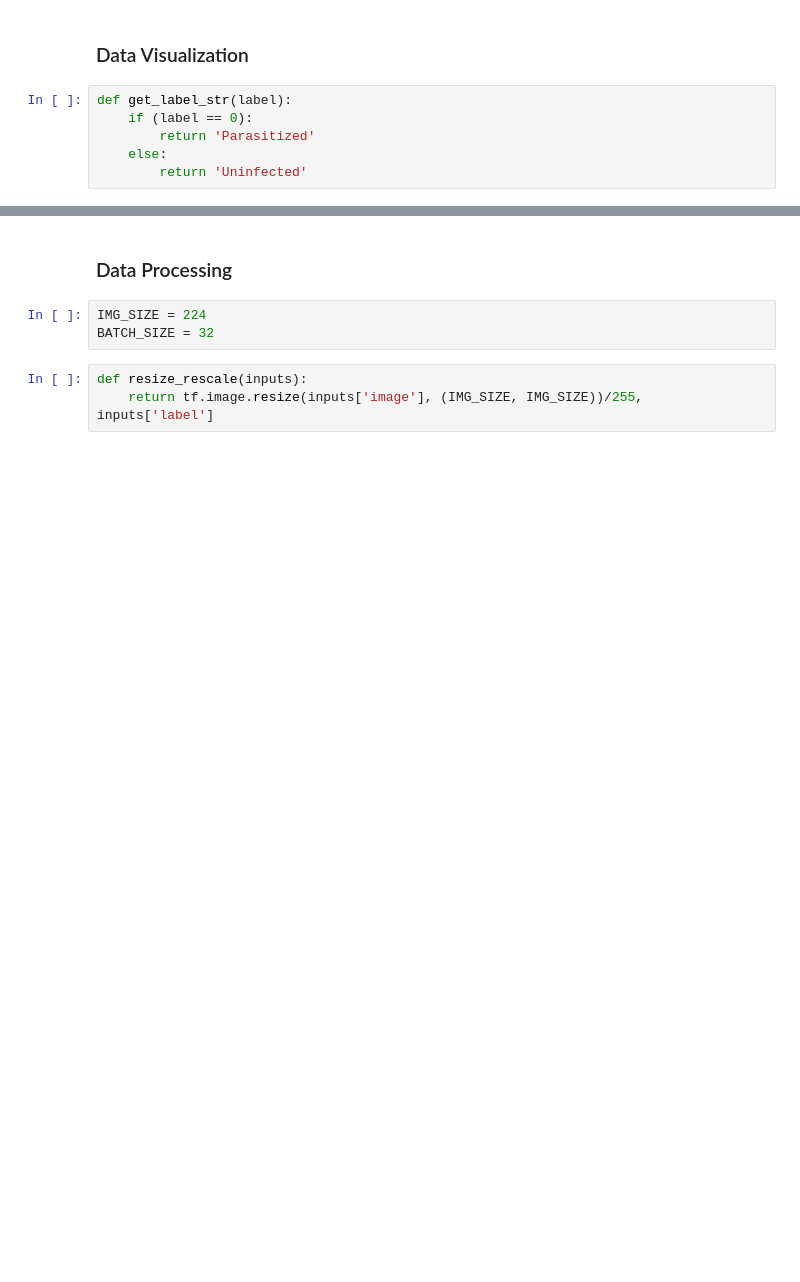
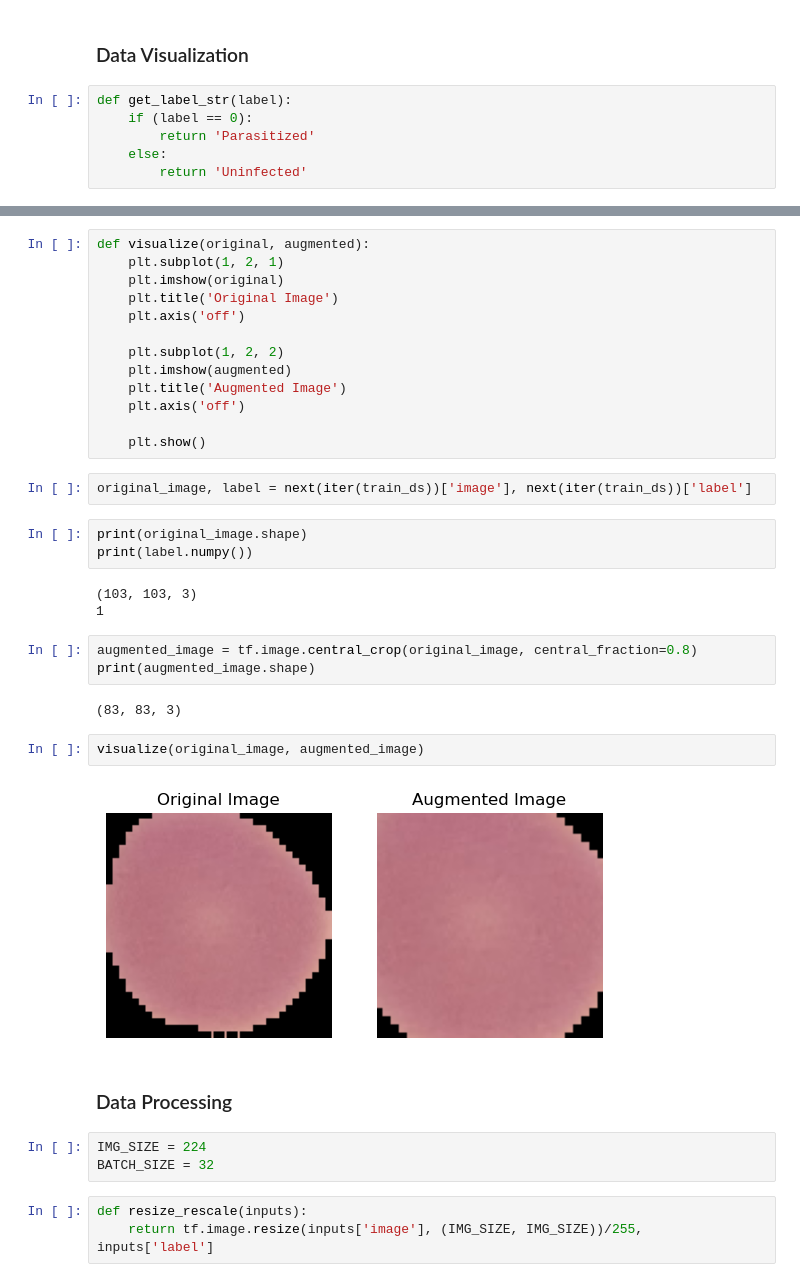
Before and after one commit to Vardaan-Grover/malaria-diagnosis-cnn, a Jupyter notebook: malaria-diagnosis-cnn.ipynb, the cells around one changed output, grey strips where cells are left out. Drawn from its saved outputs; the diff is of its cells as text; blank space fills up the shorter version.

```diff
--- a/malaria-diagnosis-cnn.ipynb
+++ b/malaria-diagnosis-cnn.ipynb
@@ -126,3 +142,33 @@ for i, sample in enumerate(train_dataset.take(16)):
+# %%
+def visualize(original, augmented):
+    plt.subplot(1, 2, 1)
+    plt.imshow(original)
+    plt.title('Original Image')
+    plt.axis('off')
+
+    plt.subplot(1, 2, 2)
+    plt.imshow(augmented)
+    plt.title('Augmented Image')
+    plt.axis('off')
+
+    plt.show()
+# %%
+original_image, label = next(iter(train_ds))['image'], next(iter(train_ds))['label']
+# %%
+print(original_image.shape)
+print(label.numpy())
+# %% [output]
+(103, 103, 3)
+1
+# %%
+augmented_image = tf.image.central_crop(original_image, central_fraction=0.8)
+print(augmented_image.shape)
+# %% [output]
+(83, 83, 3)
+# %%
+visualize(original_image, augmented_image)
+# %% [output]
+[figure, added]
 # %% [markdown]
 ### Data Processing
 # %%
```
Also changed, not shown: parts of 46 cells of this notebook, 5 other files.
